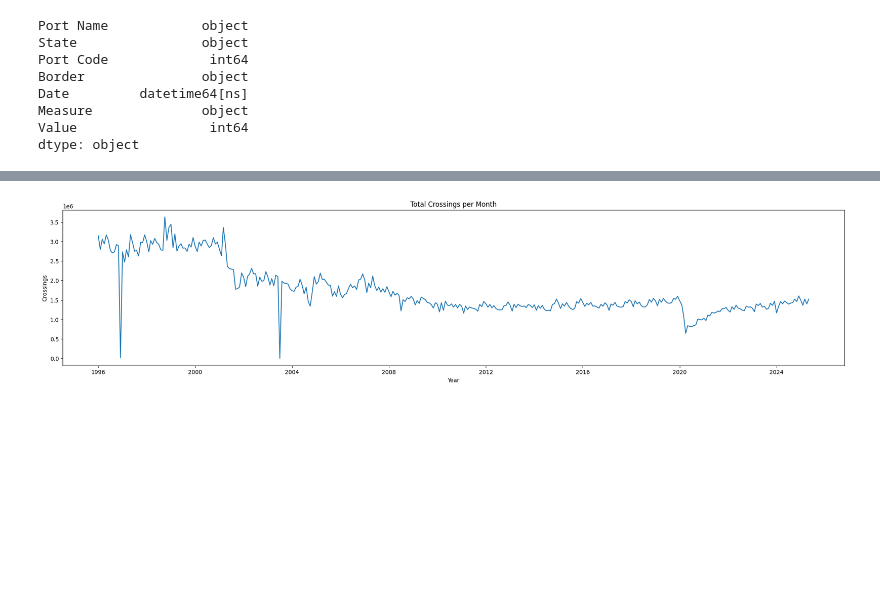
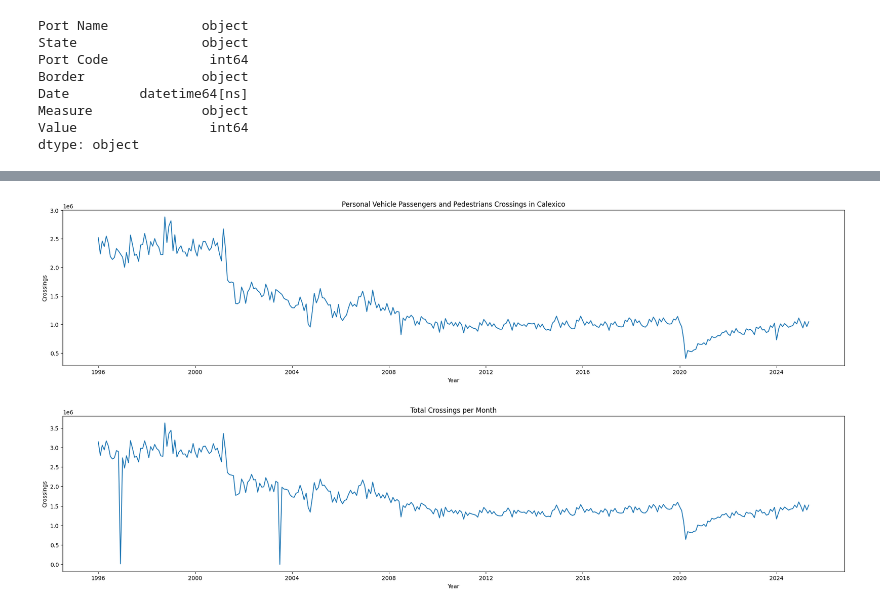
Before and after one commit to Max-Aber/Border_Crossing_Analysis, a Jupyter notebook: notebooks/border_crossing_analysis.ipynb, the cells around one changed output, grey strips where cells are left out. Cells and saved outputs as stored; diff of their text form; code cells hidden in the pictures; blank space fills up the shorter version.

```diff
--- a/notebooks/border_crossing_analysis.ipynb
+++ b/notebooks/border_crossing_analysis.ipynb
@@ -57,16 +49,21 @@ calexico_df =  df[df['Port Name'] == 'Calexico']
 # Filter the DataFrame to include only 'Personal Vehicle Passengers' and 'Pedestrians'
 filtered_calexico = calexico_df[calexico_df['Measure'].isin(['Personal Vehicle Passengers', 'Pedestrians'])]
 
-# Group by date and sum the values for both measures combined
-# calexico_grouped = filtered_calexico.groupby("Date")["Value"].sum().reset_index()
+# Group by date and sum the values for both measures combined. reset_index() is used to convert the grouped data back into a DataFrame with index staring from 0
+calexico_grouped = filtered_calexico.groupby("Date")["Value"].sum().reset_index()
+# %%
+# Remove zero values
+calexico_cleaned = calexico_grouped[calexico_grouped['Value'] > 0]
 # %%
 plot_graph(
-    calexico_grouped["Date"],
-    calexico_grouped["Value"],
+    calexico_cleaned["Date"],
+    calexico_cleaned["Value"],
     "Personal Vehicle Passengers and Pedestrians Crossings in Calexico",
     "Year",
     "Crossings"
 )
+# %% [output]
+[figure, added]
 # %%
 # %% [output]
 [figure]
```
Also changed, not shown: parts of 1 cell of this notebook, 8 other files.
